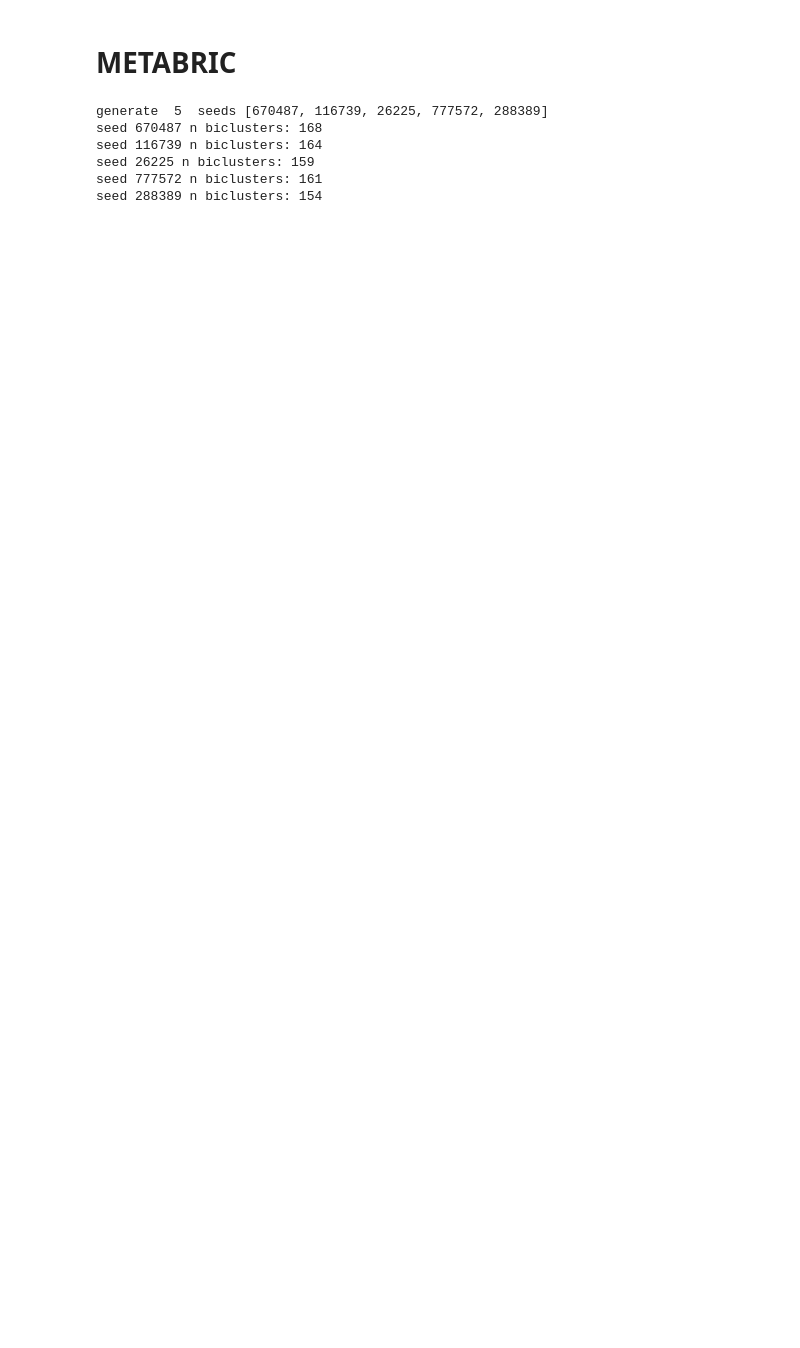
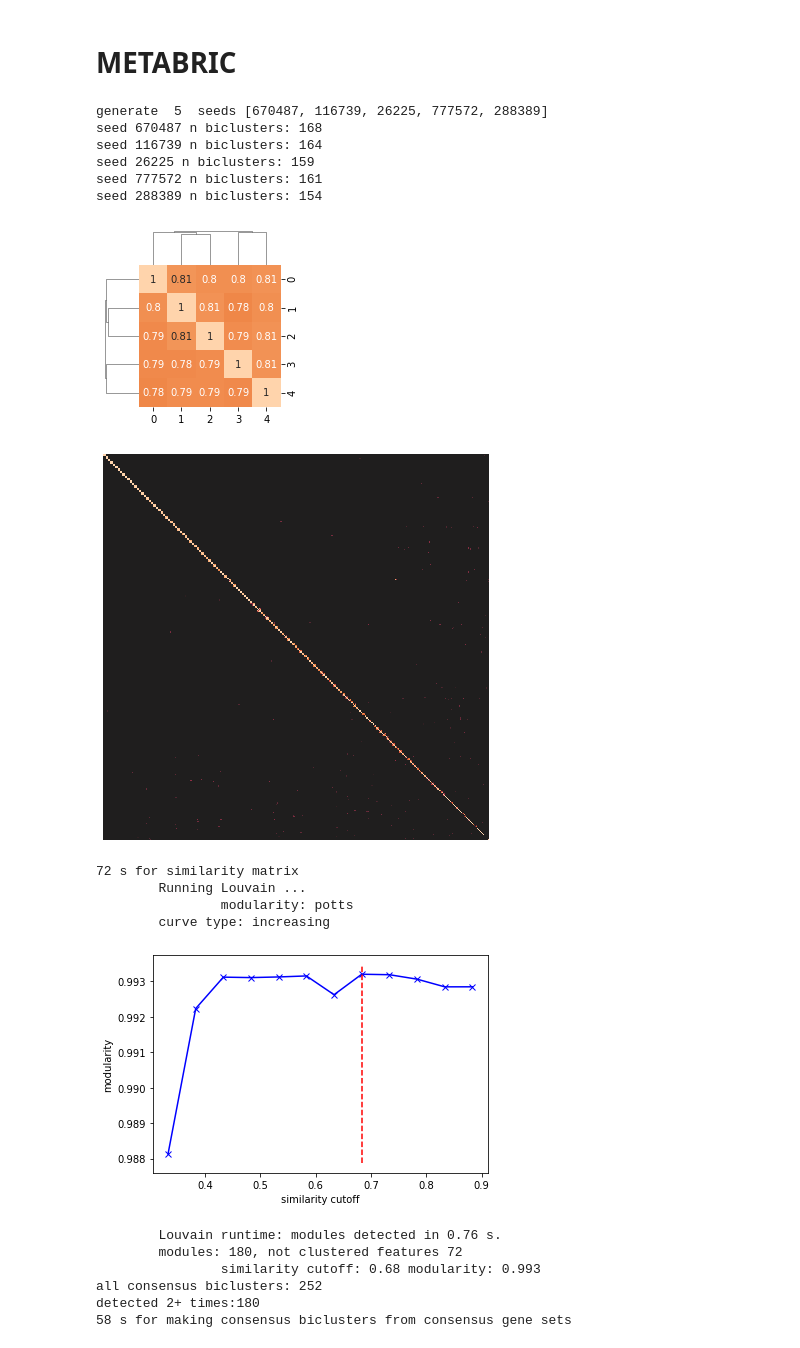
Before and after one commit to ozolotareva/unpast_paper, a Jupyter notebook: consensus.ipynb, the cells around one changed output. Cells and saved outputs as stored; diff of their text form; code cells hidden in the pictures; blank space fills up the shorter version.

```diff
--- a/consensus.ipynb
+++ b/consensus.ipynb
@@ -196,10 +174,24 @@ seed 26225 n biclusters: 159
 seed 777572 n biclusters: 161
 seed 288389 n biclusters: 154
 # %%
-consensus_biclusters = make_consensus_biclusters2(biclustering_results, zscore(exprs),
+consensus_biclusters = make_consensus_biclusters(biclustering_results, zscore(exprs),
                                                       seed = cseed,
                                                       verbose = True,
                                                       plot = True)
+# %% [output]
+[figure, added]
+[figure, added]
+72 s for similarity matrix
+        Running Louvain ...
+                modularity: potts
+        curve type: increasing
+[figure, added]
+        Louvain runtime: modules detected in 0.76 s.
+        modules: 180, not clustered features 72
+                similarity cutoff: 0.68 modularity: 0.993
+all consensus biclusters: 252
+detected 2+ times:180
+58 s for making consensus biclusters from consensus gene sets
 # %%
 exprs_file_m = "data/preprocessed_v6/METABRIC_1904_17Kgenes.log2_exprs_z_v6.tsv"
 exprs_m= pd.read_csv(exprs_file_m,sep = "\t",index_col=0)
```
Also changed, not shown: parts of 11 cells of this notebook, 2 other files.
